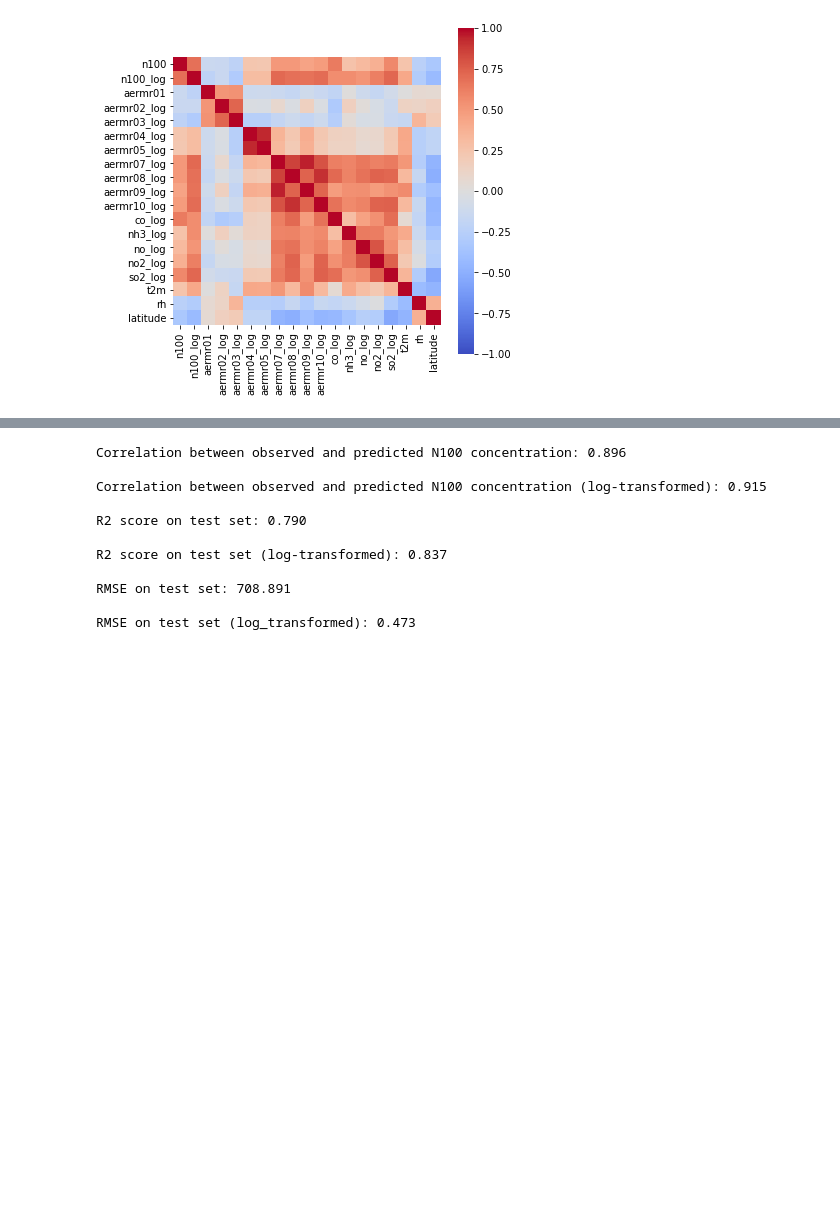
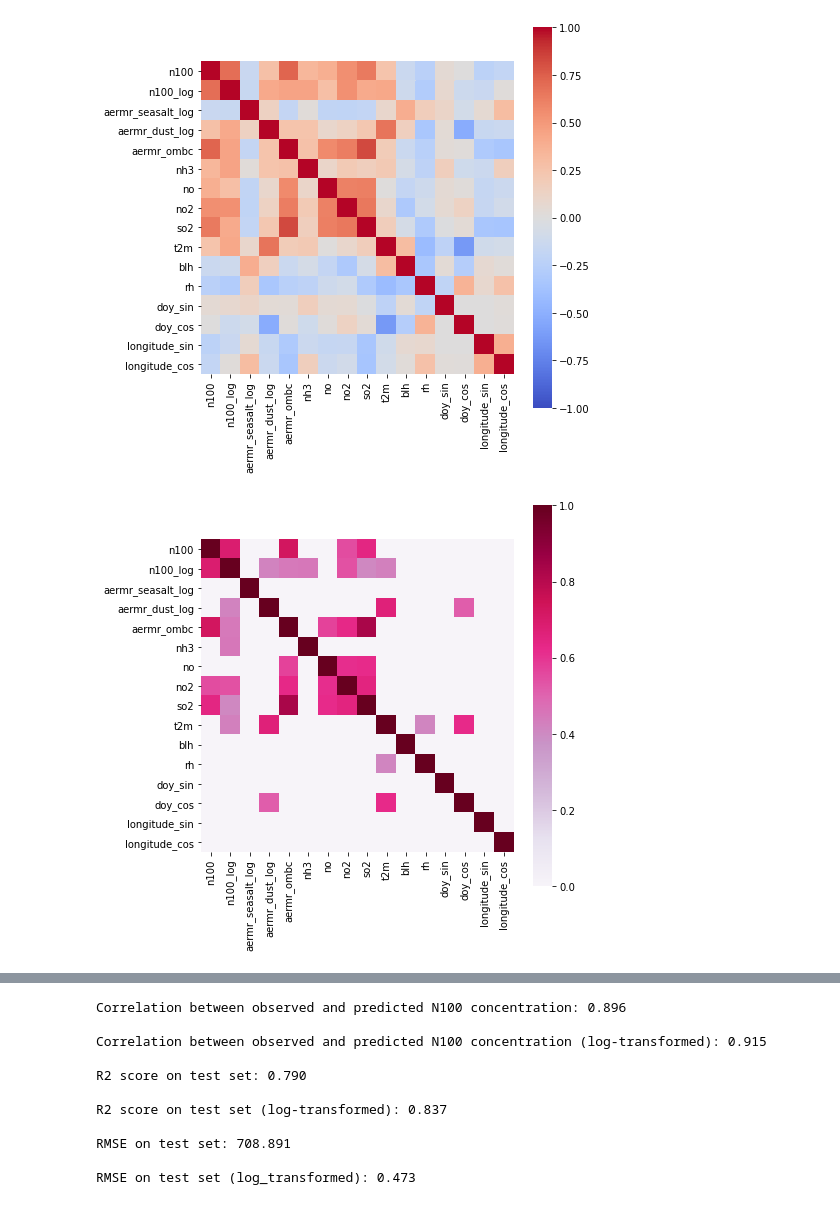
Before and after one commit to ellarauth/CCN-proxy-modeling, a Jupyter notebook: modelling.ipynb, the cells around one changed output, grey strips where cells are left out. Saved outputs shown, nothing was run; the diff lists cells and outputs as text; code cells hidden in the pictures; blank space fills up the shorter version.

```diff
--- a/modelling.ipynb
+++ b/modelling.ipynb
@@ -118,13 +120,3 @@ for v in variables:
         predictors.append(v)
     else:
         predictors.append(v+'_log')
-# %%
-data = pd.read_csv('data/full_data.csv', parse_dates=['date'])
-
-for v in ['n100']+variables:
-    if v not in dont_transform:
-        transformed = data[v]
-        transformed = transformed.where(transformed != transformed.min(), transformed.nlargest(2).iloc[-1])
-        data[v+'_log'] = np.log(transformed)
-
-data.head()
@@ -139,20 +168,27 @@ data.head()
 # %%
 # use when using original n100 data
-# predictors = ['aermr01', 'aermr02_log', 'aermr03_log', 'aermr04', 'aermr05', 'aermr06',
-#               'aermr07', 'aermr08', 'aermr09', 'aermr10', 'co', 'nh3', 'no', 'no2', 'so2',
-#               't2m', 'blh', 'rh', 'doy_sin', 'doy_cos', 'longitude_sin', 'longitude_cos']
+predictors = ['aermr_seasalt_log', 'aermr_dust_log', 'aermr_ombc',
+              'nh3', 'no', 'no2', 'so2',
+              't2m', 'blh', 'rh', 'doy_sin', 'doy_cos', 'longitude_sin', 'longitude_cos']
 
 # use when log-transforming n100 data
-predictors = ['aermr01', 'aermr02_log', 'aermr03_log', 'aermr04_log', 'aermr05_log',
-              'aermr07_log', 'aermr08_log', 'aermr09_log', 'aermr10_log', 'co_log',
-              'nh3_log', 'no_log', 'no2_log', 'so2_log', 't2m', 'rh', 'latitude']
+# predictors = ['aermr_seasalt_log', 'aermr_dust_log', 'aermr_ombc_log',
+#               'co_log', 'nh3_log', 'no_log', 'no2_log', 'so2_log', 't2m', 'rh', 'latitude']
 
-plt.figure(figsize=(6,6))
-sns.heatmap(data[['n100', 'n100_log']+predictors].corr(),
-            xticklabels=['n100', 'n100_log']+predictors, yticklabels=['n100', 'n100_log']+predictors,
-            cmap='coolwarm', cbar=True, square=True, vmin=-1, vmax=1);
+corr = data[['n100', 'n100_log']+predictors].corr()
+
+plt.figure(figsize=(7, 7))
+sns.heatmap(corr, xticklabels=['n100', 'n100_log']+predictors, yticklabels=['n100', 'n100_log']+predictors,
+            cmap='coolwarm', cbar=True, square=True, vmin=-1, vmax=1)
+
+corr_coll = np.abs(corr)
+corr_coll[corr_coll < 0.4] = 0
+plt.figure(figsize=(7, 7))
+sns.heatmap(corr_coll, xticklabels=['n100', 'n100_log']+predictors, yticklabels=['n100', 'n100_log']+predictors,
+            cmap='PuRd', cbar=True, square=True, vmin=0, vmax=1);
 # %% [output]
-[figure, old version]
+[figure, new version]
+[figure, added]
 # %%
 # splitting the dataset into training (75%) and testing (25%) sets
 indices = np.arange(len(data))
```
Also changed, not shown: parts of 9 cells of this notebook, 2 other files.
